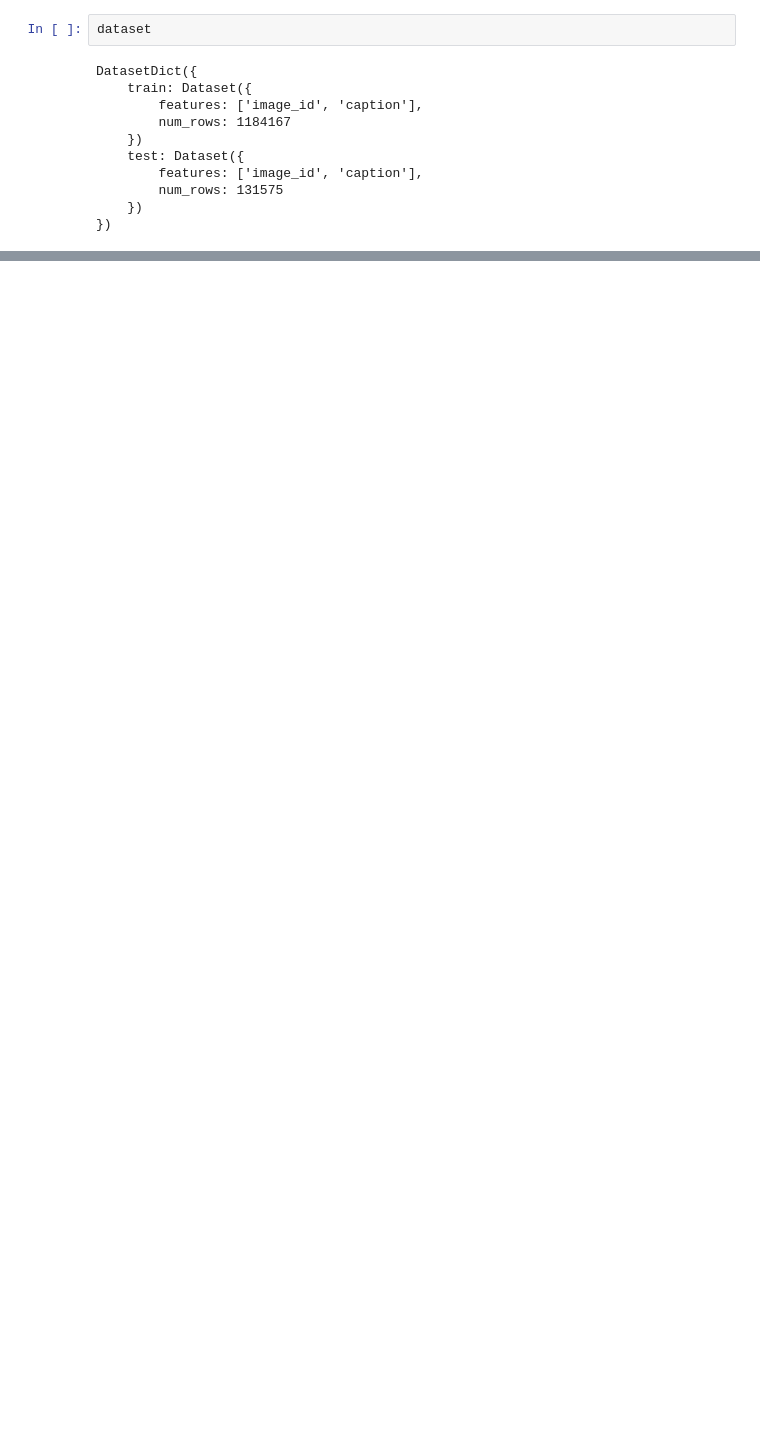
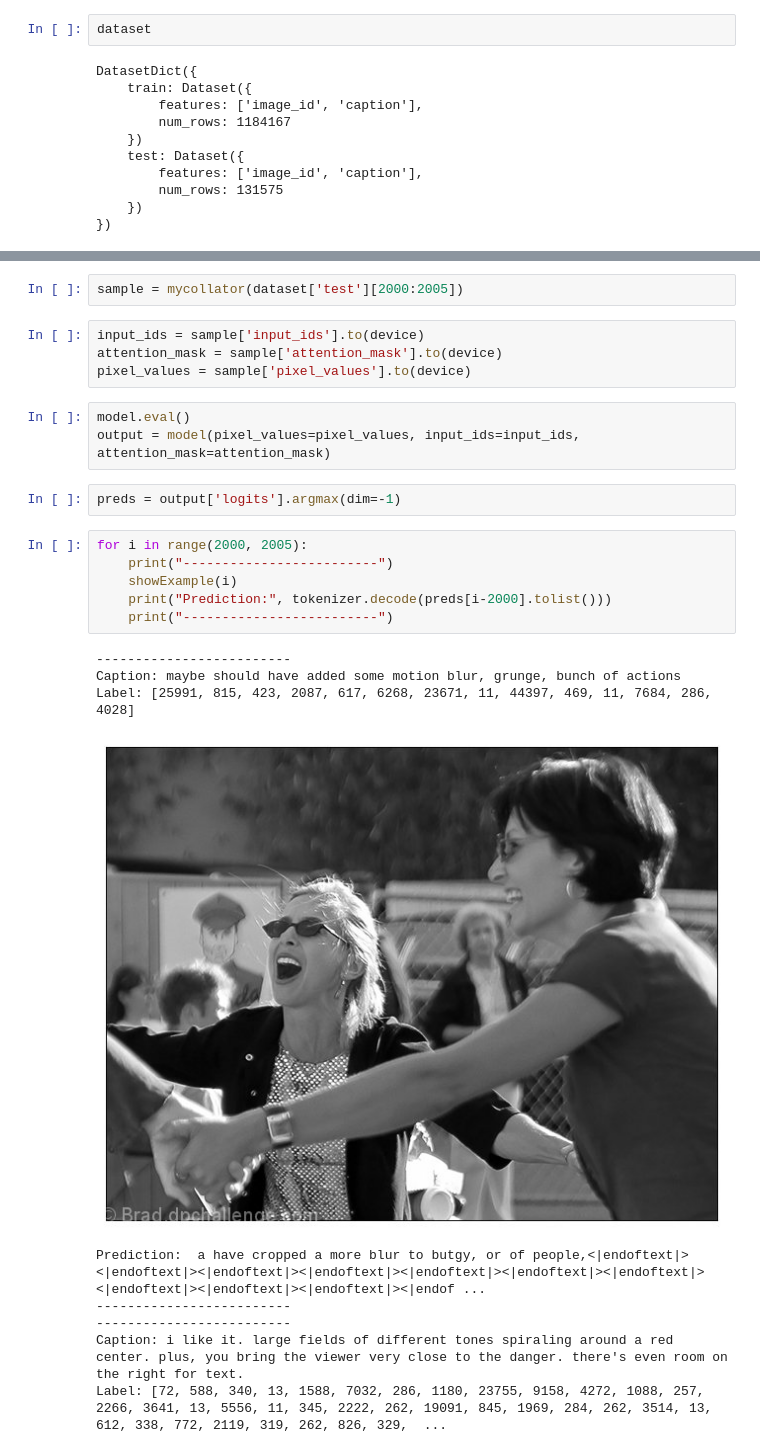
Before and after one commit to keenansamway/COSC576-Project, a Jupyter notebook: CLIP-GPT2/clip-gpt2_model.ipynb, the cells around one changed output, grey strips where cells are left out. Drawn from its saved outputs; the diff is of its cells as text; blank space fills up the shorter version.

```diff
--- a/CLIP-GPT2/clip-gpt2_model.ipynb
+++ b/CLIP-GPT2/clip-gpt2_model.ipynb
@@ -198,0 +273,27 @@ eval_metrics = trainer.evaluate()
+# %%
+sample = mycollator(dataset['test'][2000:2005])
+# %%
+input_ids = sample['input_ids'].to(device)
+attention_mask = sample['attention_mask'].to(device)
+pixel_values = sample['pixel_values'].to(device)
+# %%
+model.eval()
+output = model(pixel_values=pixel_values, input_ids=input_ids, attention_mask=attention_mask)
+# %%
+preds = output['logits'].argmax(dim=-1)
+# %%
+for i in range(2000, 2005):
+    print("-------------------------")
+    showExample(i)
+    print("Prediction:", tokenizer.decode(preds[i-2000].tolist()))
+    print("-------------------------")
+# %% [output]
+-------------------------
+Caption: maybe should have added some motion blur, grunge, bunch of actions
+Label: [25991, 815, 423, 2087, 617, 6268, 23671, 11, 44397, 469, 11, 7684, 286, 4028]
+[figure, added]
+Prediction:  a have cropped a more blur to butgy, or of people,<|endoftext|><|endoftext|><|endoftext|><|endoftext|><|endoftext|><|endoftext|><|endoftext|><|endoftext|><|endoftext|><|endoftext|><|endof ...
+-------------------------
+-------------------------
+Caption: i like it. large fields of different tones spiraling around a red center. plus, you bring the viewer very close to the danger. there's even room on the right for text.
+Label: [72, 588, 340, 13, 1588, 7032, 286, 1180, 23755, 9158, 4272, 1088, 257, 2266, 3641, 13, 5556, 11, 345, 2222, 262, 19091, 845, 1969, 284, 262, 3514, 13, 612, 338, 772, 2119, 319, 262, 826, 329,  ...
```
Also changed, not shown: parts of 16 cells of this notebook, 5 other files.
